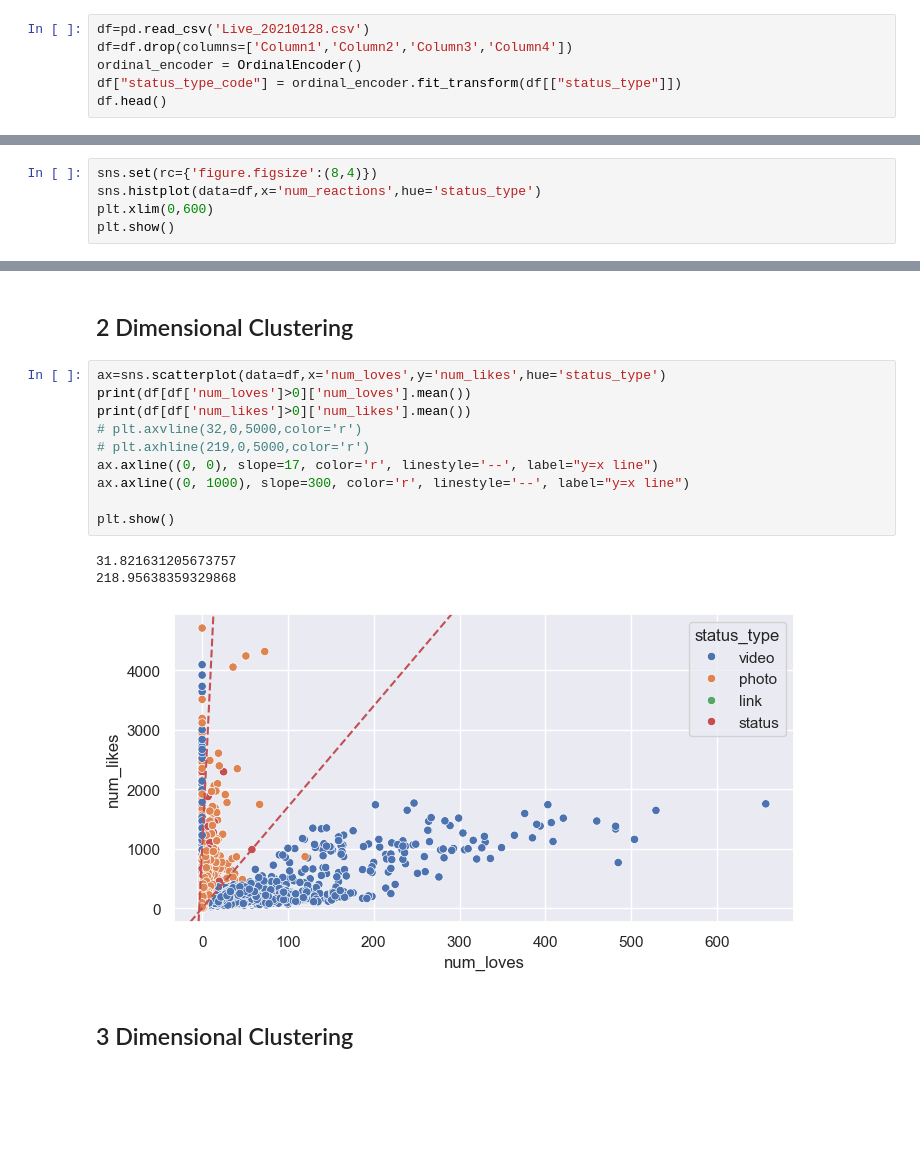
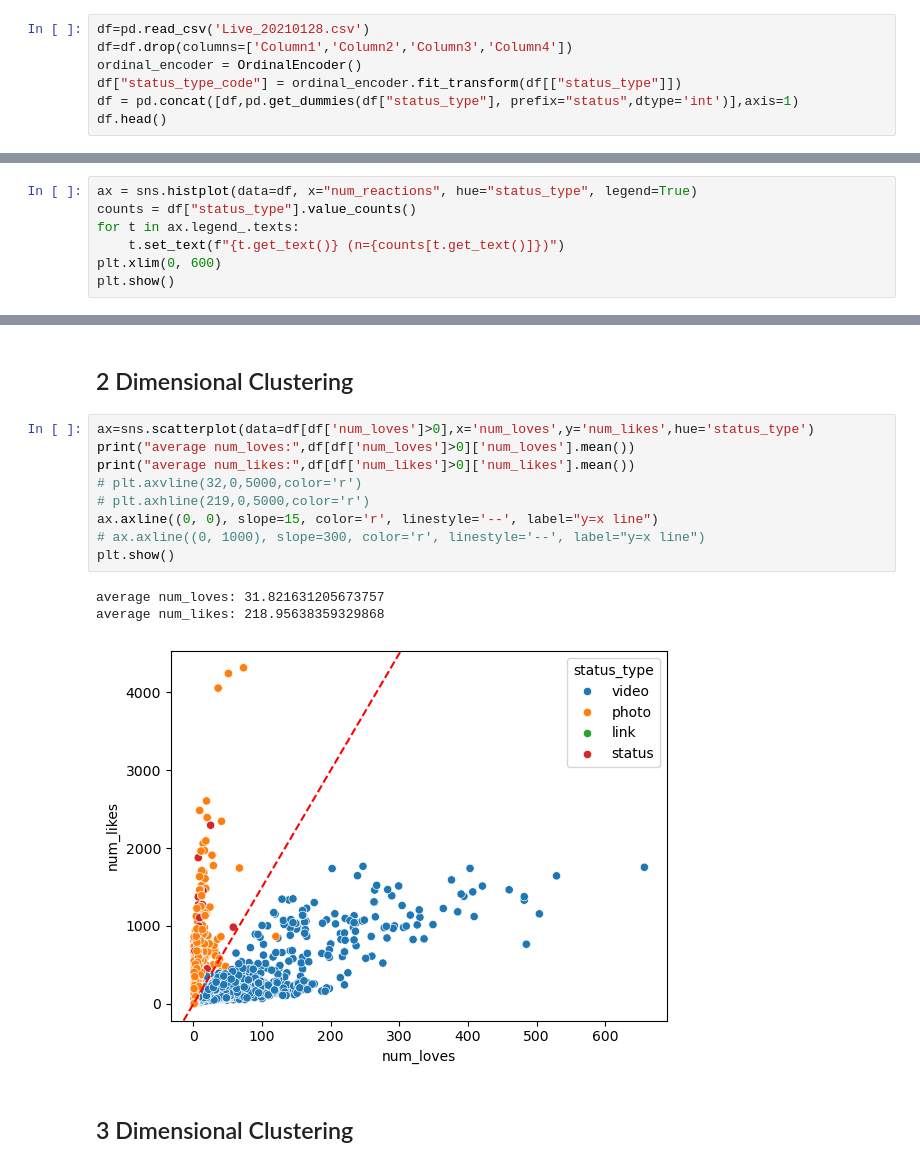
Before and after one commit to rhaswah/ds-tutorials, a Jupyter notebook: k_means/kmeans.ipynb, the cells around one changed output, grey strips where cells are left out. Cells and saved outputs as stored; diff of their text form; blank space fills up the shorter version.

```diff
--- a/k_means/kmeans.ipynb
+++ b/k_means/kmeans.ipynb
@@ -21,6 +21,7 @@ df=pd.read_csv('Live_20210128.csv')
 df=df.drop(columns=['Column1','Column2','Column3','Column4'])
 ordinal_encoder = OrdinalEncoder()
 df["status_type_code"] = ordinal_encoder.fit_transform(df[["status_type"]])
+df = pd.concat([df,pd.get_dummies(df["status_type"], prefix="status",dtype='int')],axis=1)
 df.head()
 # %% [output]
 |  | status_id | status_type | status_published | num_reactions | num_comments | num_shares | num_likes | ... |
@@ -30,8 +31,10 @@ df.head()
 | 3 | 4 | photo | 4/21/2018 2:29 | 111 | 0 | 0 | 111 | ... |
 | 4 | 5 | photo | 4/18/2018 3:22 | 213 | 0 | 0 | 204 | ... |
 # %%
-sns.set(rc={'figure.figsize':(8,4)})
-sns.histplot(data=df,x='num_reactions',hue='status_type')
-plt.xlim(0,600)
+ax = sns.histplot(data=df, x="num_reactions", hue="status_type", legend=True)
+counts = df["status_type"].value_counts()
+for t in ax.legend_.texts:
+    t.set_text(f"{t.get_text()} (n={counts[t.get_text()]})")
+plt.xlim(0, 600)
 plt.show()
 # %% [output]
@@ -53,19 +56,18 @@ plt.show()
 # %% [markdown]
 ## 2 Dimensional Clustering
 # %%
-ax=sns.scatterplot(data=df,x='num_loves',y='num_likes',hue='status_type')
-print(df[df['num_loves']>0]['num_loves'].mean())
-print(df[df['num_likes']>0]['num_likes'].mean())
+ax=sns.scatterplot(data=df[df['num_loves']>0],x='num_loves',y='num_likes',hue='status_type')
+print("average num_loves:",df[df['num_loves']>0]['num_loves'].mean())
+print("average num_likes:",df[df['num_likes']>0]['num_likes'].mean())
 # plt.axvline(32,0,5000,color='r')
 # plt.axhline(219,0,5000,color='r')
-ax.axline((0, 0), slope=17, color='r', linestyle='--', label="y=x line")
-ax.axline((0, 1000), slope=300, color='r', linestyle='--', label="y=x line")
-
+ax.axline((0, 0), slope=15, color='r', linestyle='--', label="y=x line")
+# ax.axline((0, 1000), slope=300, color='r', linestyle='--', label="y=x line")
 plt.show()
 # %% [output]
-31.821631205673757
-218.95638359329868
+average num_loves: 31.821631205673757
+average num_likes: 218.95638359329868
-[figure, old version]
+[figure, new version]
 # %% [markdown]
 ## 3 Dimensional Clustering
 # %%
```
Also changed, not shown: parts of 19 cells of this notebook, 1 other file.
